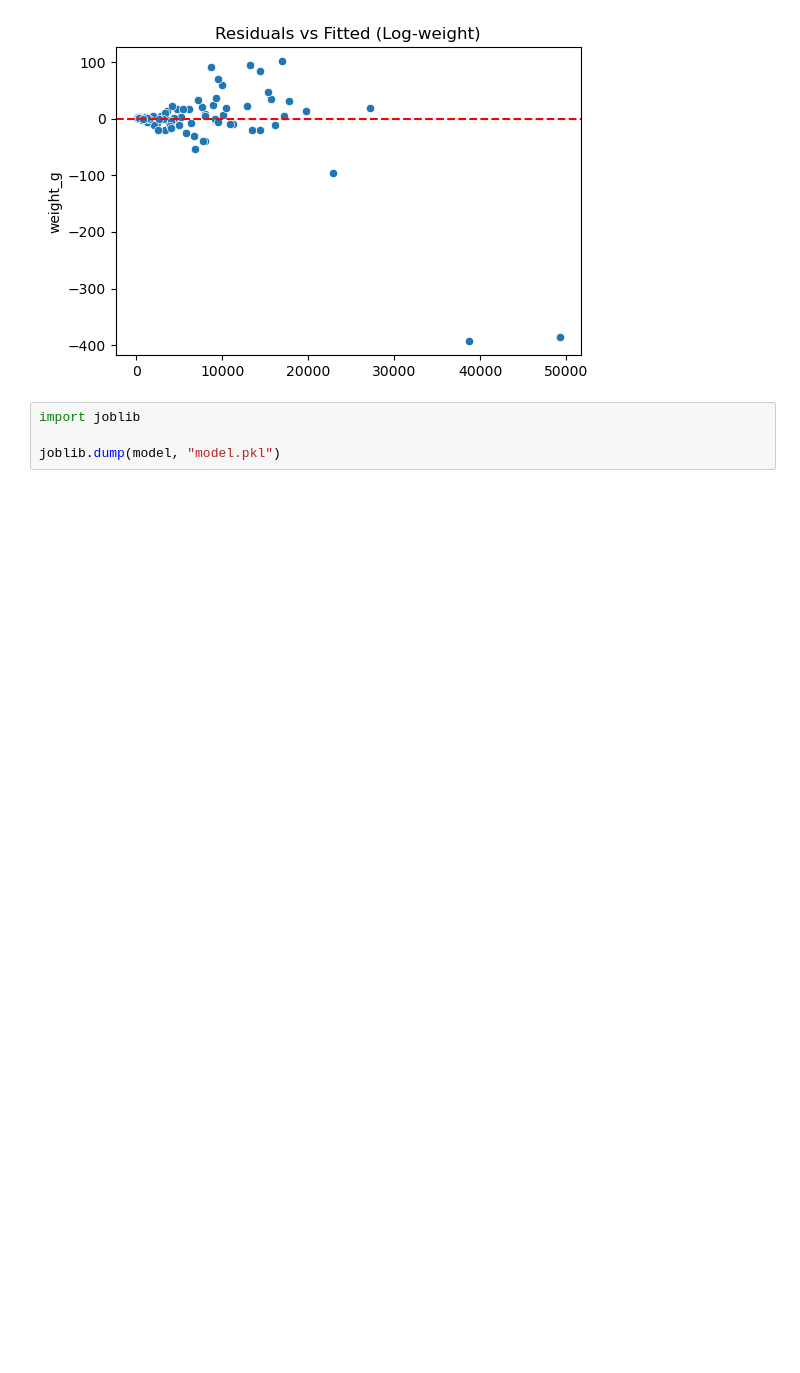
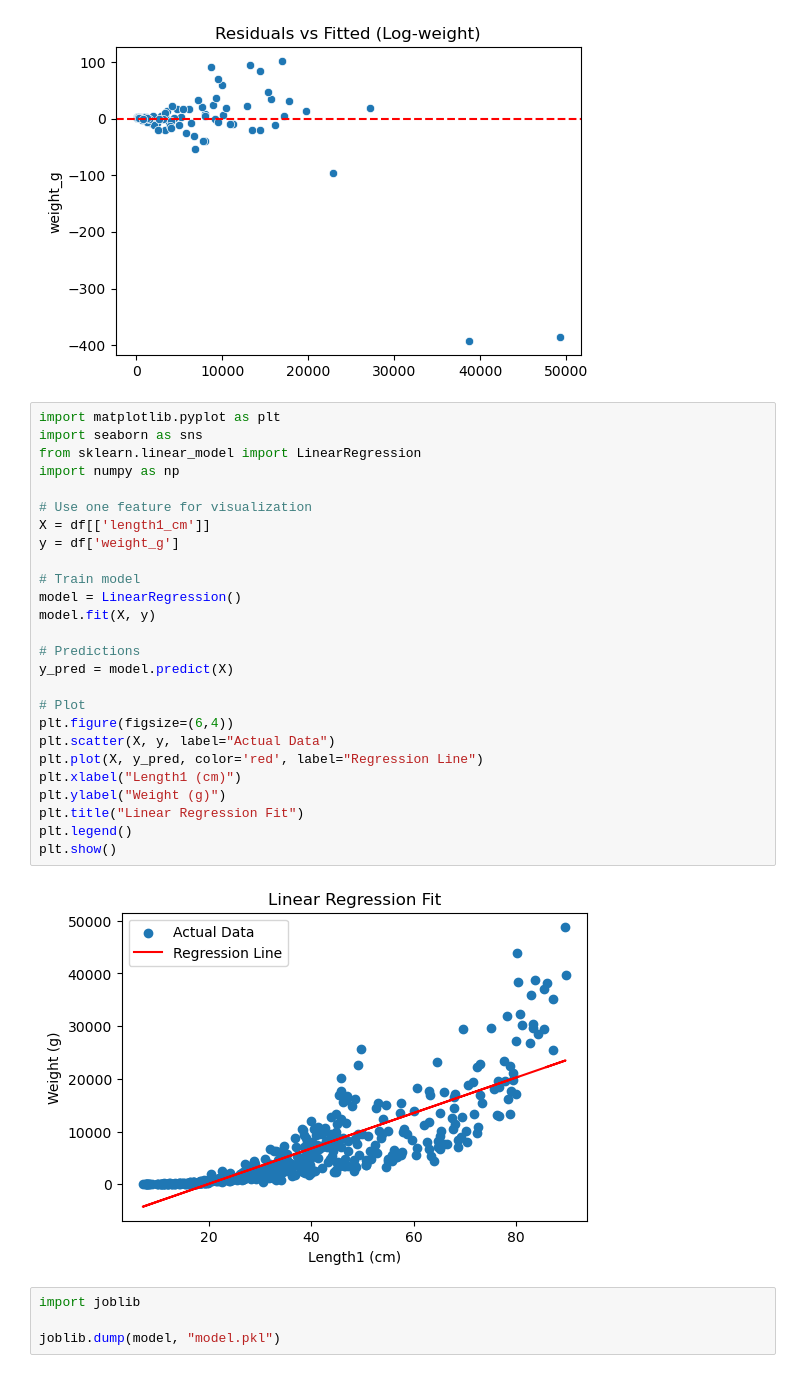
Before and after one commit to MonishaAnandraj/Fish_weight_prediction, a Jupyter notebook: Linear_Regression_Assessment.ipynb, the cells around one changed output. Cells and saved outputs as stored; diff of their text form; blank space fills up the shorter version.

```diff
--- a/Linear_Regression_Assessment.ipynb
+++ b/Linear_Regression_Assessment.ipynb
@@ -253,6 +253,34 @@ plt.show()
 # %% [output]
 [figure]
 [figure]
+# %%
+import matplotlib.pyplot as plt
+import seaborn as sns
+from sklearn.linear_model import LinearRegression
+import numpy as np
+
+# Use one feature for visualization
+X = df[['length1_cm']]
+y = df['weight_g']
+
+# Train model
+model = LinearRegression()
+model.fit(X, y)
+
+# Predictions
+y_pred = model.predict(X)
+
+# Plot
+plt.figure(figsize=(6,4))
+plt.scatter(X, y, label="Actual Data")
+plt.plot(X, y_pred, color='red', label="Regression Line")
+plt.xlabel("Length1 (cm)")
+plt.ylabel("Weight (g)")
+plt.title("Linear Regression Fit")
+plt.legend()
+plt.show()
+# %% [output]
+[figure, added]
 # %%
 import joblib
 
```
